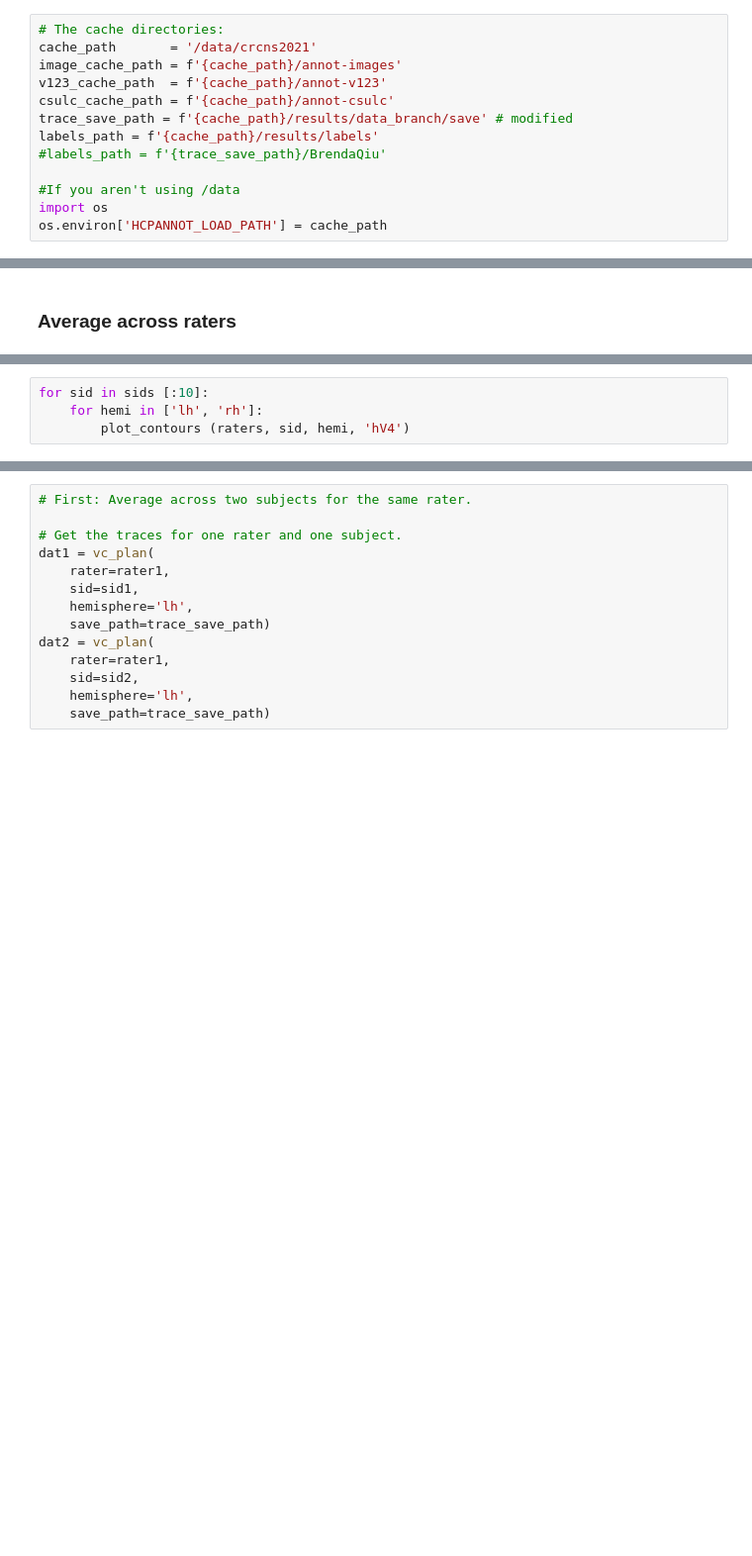
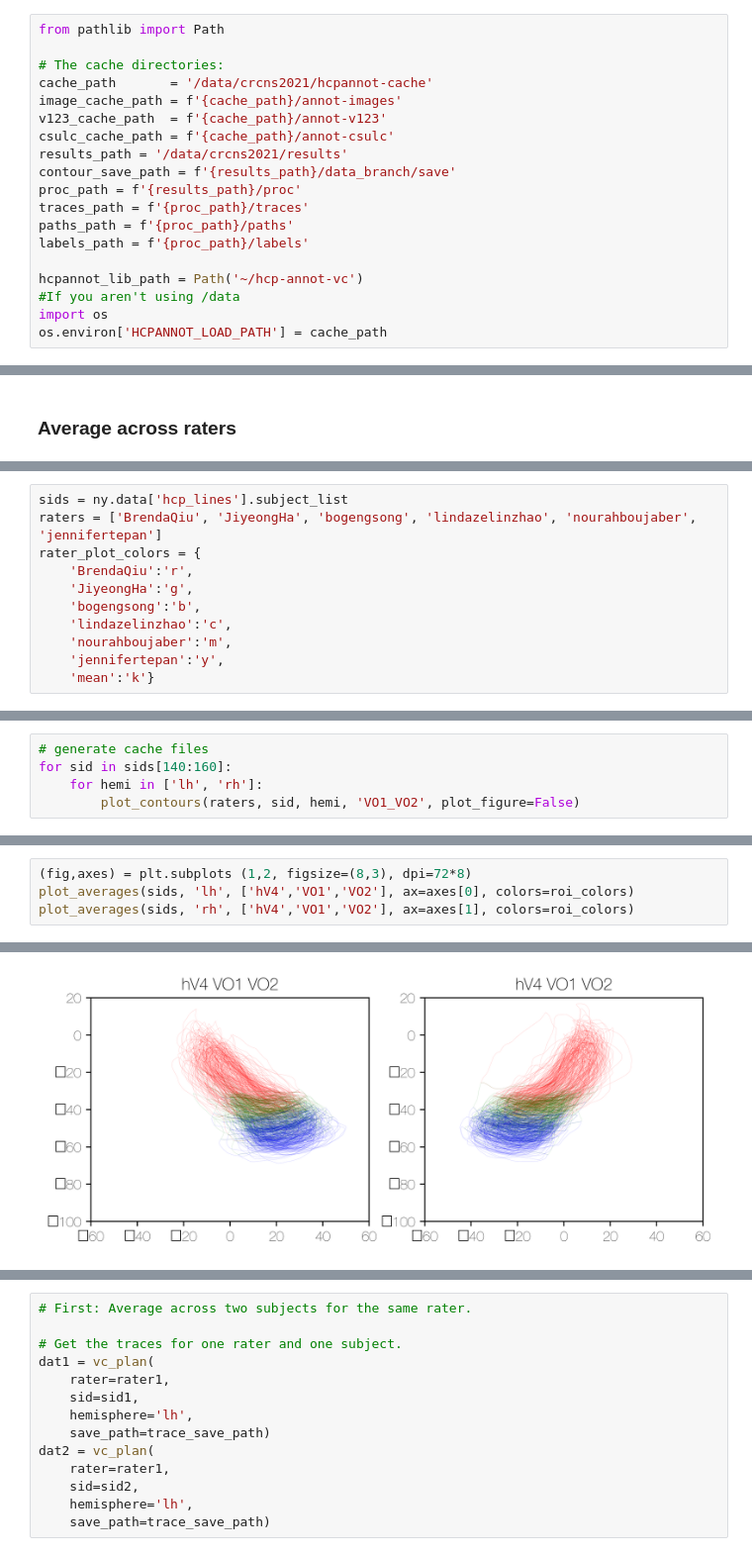
Before and after one commit to BrendaQiu/hcp-annot-vc, a Jupyter notebook: work/contours-on-flatmaps.ipynb, the cells around one changed output, grey strips where cells are left out. Shown at 99% size. Saved outputs shown, nothing was run; the diff lists cells and outputs as text; blank space fills up the shorter version.

Commit message:
updated contours-on-flatmaps

```diff
--- a/work/contours-on-flatmaps.ipynb
+++ b/work/contours-on-flatmaps.ipynb
@@ -3,15 +3,21 @@
 # %% [markdown]
 ### Configuration
 # %%
+from pathlib import Path
+
 # The cache directories:
-cache_path       = '/data/crcns2021'
+cache_path       = '/data/crcns2021/hcpannot-cache'
 image_cache_path = f'{cache_path}/annot-images'
 v123_cache_path  = f'{cache_path}/annot-v123'
 csulc_cache_path = f'{cache_path}/annot-csulc'
-trace_save_path = f'{cache_path}/results/data_branch/save' # modified
-labels_path = f'{cache_path}/results/labels'
-#labels_path = f'{trace_save_path}/BrendaQiu'
+results_path = '/data/crcns2021/results'
+contour_save_path = f'{results_path}/data_branch/save'
+proc_path = f'{results_path}/proc'
+traces_path = f'{proc_path}/traces'
+paths_path = f'{proc_path}/paths'
+labels_path = f'{proc_path}/labels'
 
+hcpannot_lib_path = Path('~/hcp-annot-vc')
 #If you aren't using /data
 import os
 os.environ['HCPANNOT_LOAD_PATH'] = cache_path
@@ -151,0 +138,11 @@ def plot_contours (raters, subject_id, hemi, roi, path=trace_save_path, plot_ave
+# %%
+sids = ny.data['hcp_lines'].subject_list
+raters = ['BrendaQiu', 'JiyeongHa', 'bogengsong', 'lindazelinzhao', 'nourahboujaber', 'jennifertepan']
+rater_plot_colors = {
+    'BrendaQiu':'r',
+    'JiyeongHa':'g',
+    'bogengsong':'b',
+    'lindazelinzhao':'c',
+    'nourahboujaber':'m',
+    'jennifertepan':'y',
+    'mean':'k'}
@@ -152,5 +242,6 @@ def plot_contours (raters, subject_id, hemi, roi, path=trace_save_path, plot_ave
 # %%
-for sid in sids [:10]:
+# generate cache files
+for sid in sids[140:160]:
     for hemi in ['lh', 'rh']:
-        plot_contours (raters, sid, hemi, 'hV4')
+        plot_contours(raters, sid, hemi, 'VO1_VO2', plot_figure=False)
 # %% [output]
@@ -203,0 +312,5 @@ JiyeongHa                                    surface_areas.csv
+# %%
+(fig,axes) = plt.subplots (1,2, figsize=(8,3), dpi=72*8)
+plot_averages(sids, 'lh', ['hV4','VO1','VO2'], ax=axes[0], colors=roi_colors)
+plot_averages(sids, 'rh', ['hV4','VO1','VO2'], ax=axes[1], colors=roi_colors)
+# %% [output]
@@ -203,0 +323 @@ JiyeongHa                                    surface_areas.csv
+[figure, added]
```
Also changed, not shown: parts of 19 cells of this notebook.
